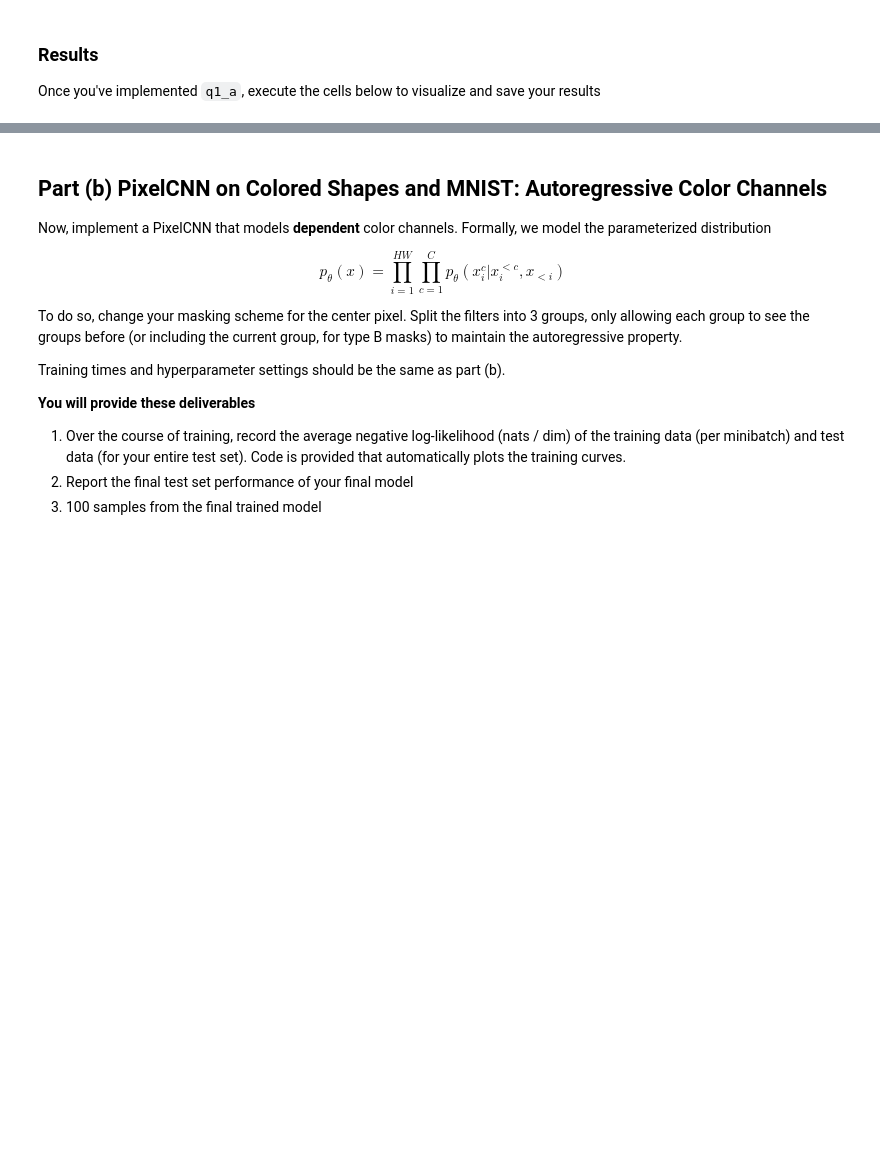
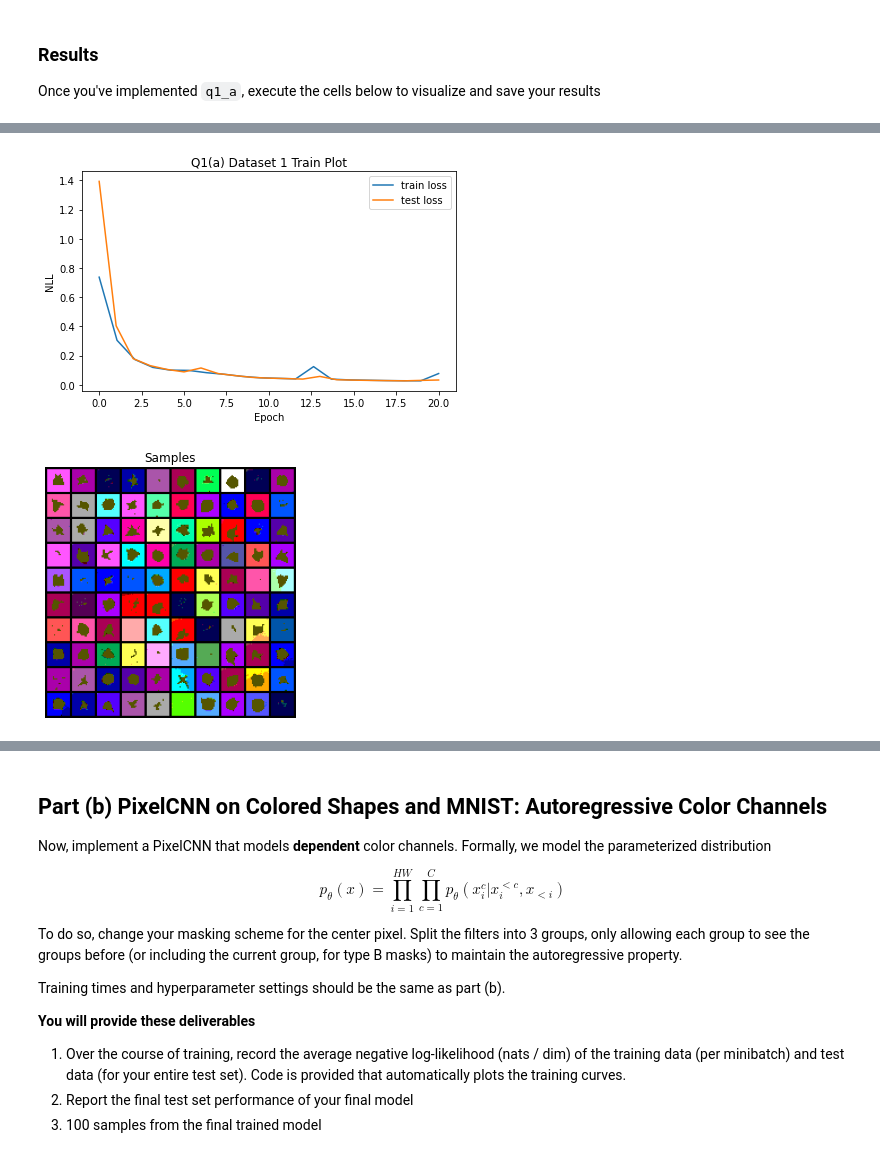
Before and after one commit to breengles/dul_2021, a Jupyter notebook: Homework2_PixelCNN.ipynb, the cells around one changed output, grey strips where cells are left out. Saved outputs shown, nothing was run; the diff lists cells and outputs as text; code cells hidden in the pictures; blank space fills up the shorter version.

```diff
--- a/Homework2_PixelCNN.ipynb
+++ b/Homework2_PixelCNN.ipynb
@@ -41,7 +39,7 @@ Here are some tips that you may find useful for designing and training these mod
 ### Solution
 Fill out the function below and return the necessary arguments. Feel free to create more cells if need be.
 # %%
-def q1_a(train_data, test_data, image_shape, dset_id, epochs=20, bs=64, lr=1e-3, l2=0, device="cuda"):
+def q1_a(train_data, test_data, image_shape, dset_id, epochs=20, bs=128, lr=1e-3, l2=0, n=100, device="cuda"):
     """
     train_data: A (n_train, H, W, C) uint8 numpy array of color images with values in {0, 1, 2, 3}
     test_data: A (n_test, H, W, C) uint8 numpy array of color images with values in {0, 1, 2, 3}
@@ -58,16 +56,11 @@ def q1_a(train_data, test_data, image_shape, dset_id, epochs=20, bs=64, lr=1e-3,
     trainloader = get_dataloader(train_data, True, batch_size=bs)
     testloader = get_dataloader(test_data, batch_size=bs)
 
-    model = IndependentPixelCNN(image_shape).to(device)
+    model = PixelCNN(image_shape, color=False).to(device)
 
     model, losses = model.fit(trainloader, testloader, epochs=epochs, lr=lr, l2=l2)
 
-    samples = []
-    for _ in trange(100, desc="Sampling...", leave=False):
-        samples.append(model.sample())
-    samples = np.array(samples)
-
-    return losses["train"], losses["test"], np.array(samples)
+    return losses["train"], losses["test"], model.sample(n)
 # %% [markdown]
 ### Results
 
@@ -86,0 +68,3 @@ Final Test Loss: 0.1702
+# %%
+q1ab_save_results(1, 'a', q1_a)
+# %% [output]
@@ -86,0 +72,2 @@ Final Test Loss: 0.1702
+[figure, added]
+[figure, added]
```
Also changed, not shown: parts of 13 cells of this notebook, 9 other files.
